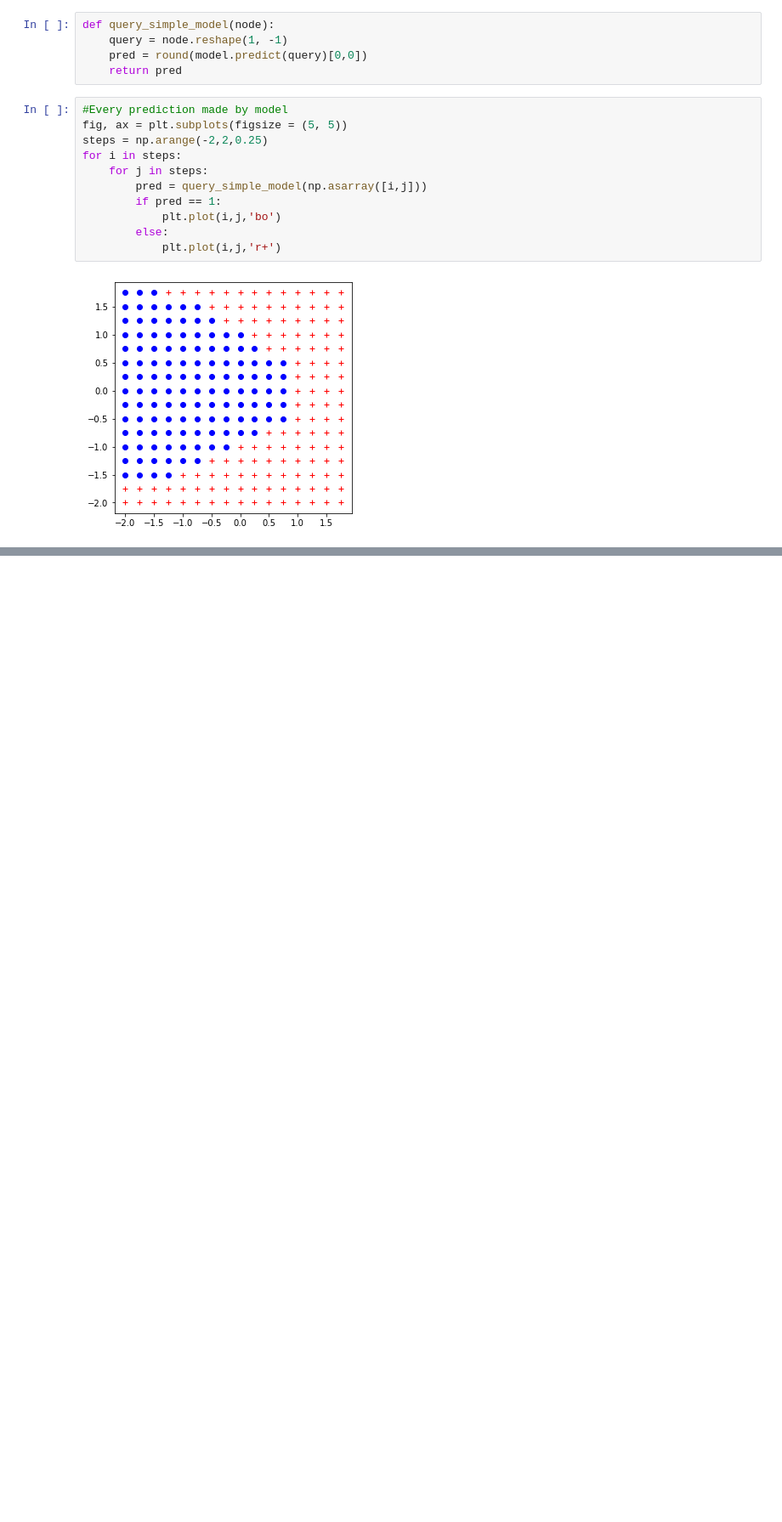
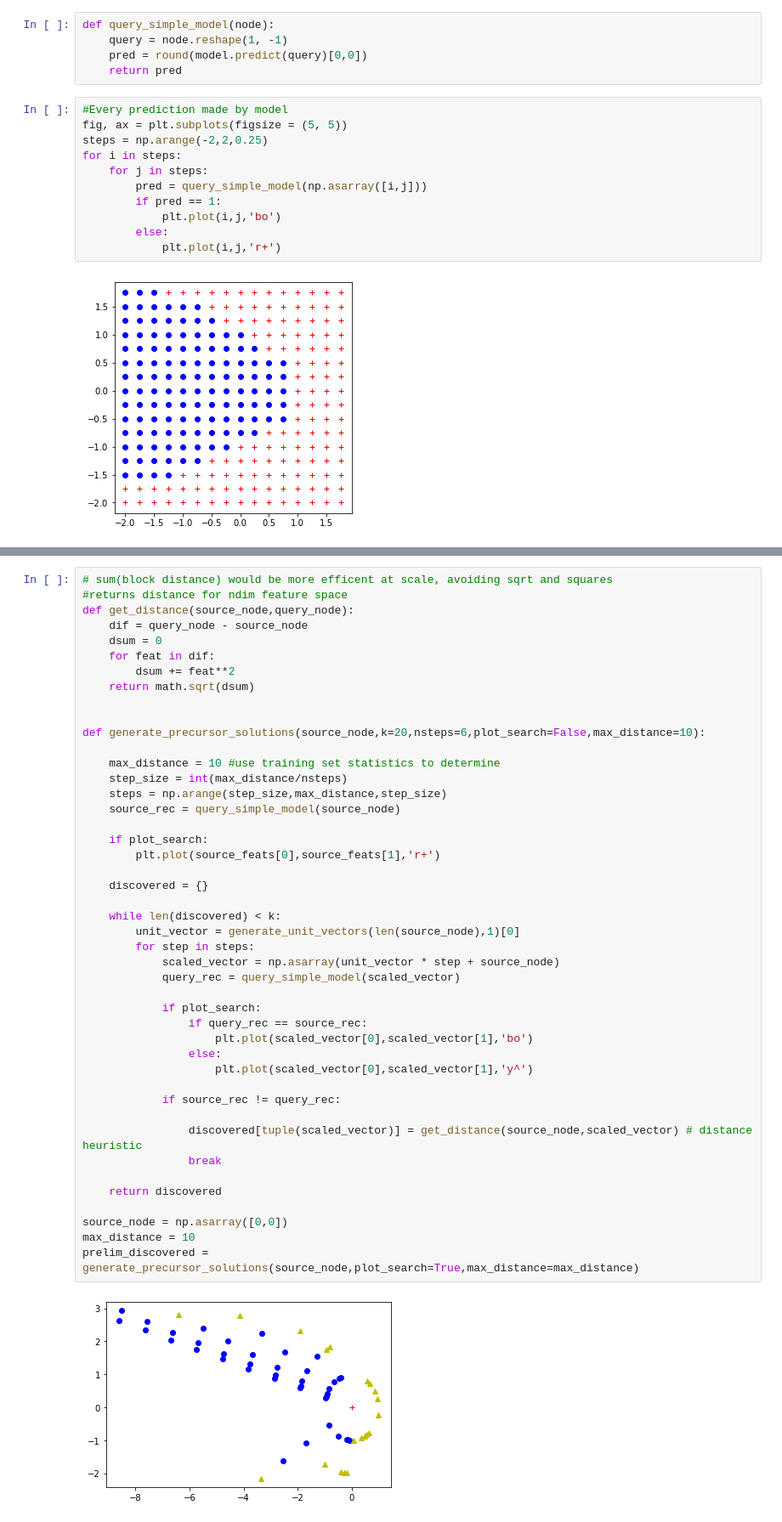
Before and after one commit to spkell/DFEST-Explainability, a Jupyter notebook: DeepFM-IntOnly.ipynb, the cells around one changed output, grey strips where cells are left out. Shown at 85% size. Cells and saved outputs as stored; diff of their text form; blank space fills up the shorter version.

```diff
--- a/DeepFM-IntOnly.ipynb
+++ b/DeepFM-IntOnly.ipynb
@@ -640,0 +614,47 @@ for i in steps:
+# %%
+# sum(block distance) would be more efficent at scale, avoiding sqrt and squares
+#returns distance for ndim feature space
+def get_distance(source_node,query_node):
+    dif = query_node - source_node
+    dsum = 0
+    for feat in dif:
+        dsum += feat**2
+    return math.sqrt(dsum)
+
+
+def generate_precursor_solutions(source_node,k=20,nsteps=6,plot_search=False,max_distance=10):
+
+    max_distance = 10 #use training set statistics to determine
+    step_size = int(max_distance/nsteps)
+    steps = np.arange(step_size,max_distance,step_size)
+    source_rec = query_simple_model(source_node)
+
+    if plot_search:
+        plt.plot(source_feats[0],source_feats[1],'r+')
+
+    discovered = {}
+
+    while len(discovered) < k:
+        unit_vector = generate_unit_vectors(len(source_node),1)[0]
+        for step in steps:
+            scaled_vector = np.asarray(unit_vector * step + source_node)
+            query_rec = query_simple_model(scaled_vector)
+
+            if plot_search:
+                if query_rec == source_rec:
+                    plt.plot(scaled_vector[0],scaled_vector[1],'bo')
+                else:
+                    plt.plot(scaled_vector[0],scaled_vector[1],'y^')
+
+            if source_rec != query_rec:
+
+                discovered[tuple(scaled_vector)] = get_distance(source_node,scaled_vector) # distance heuristic
+                break
+
+    return discovered
+
+source_node = np.asarray([0,0])
+max_distance = 10
+prelim_discovered = generate_precursor_solutions(source_node,plot_search=True,max_distance=max_distance)
+# %% [output]
+[figure, added]
```
Also changed, not shown: parts of 10 cells of this notebook.
